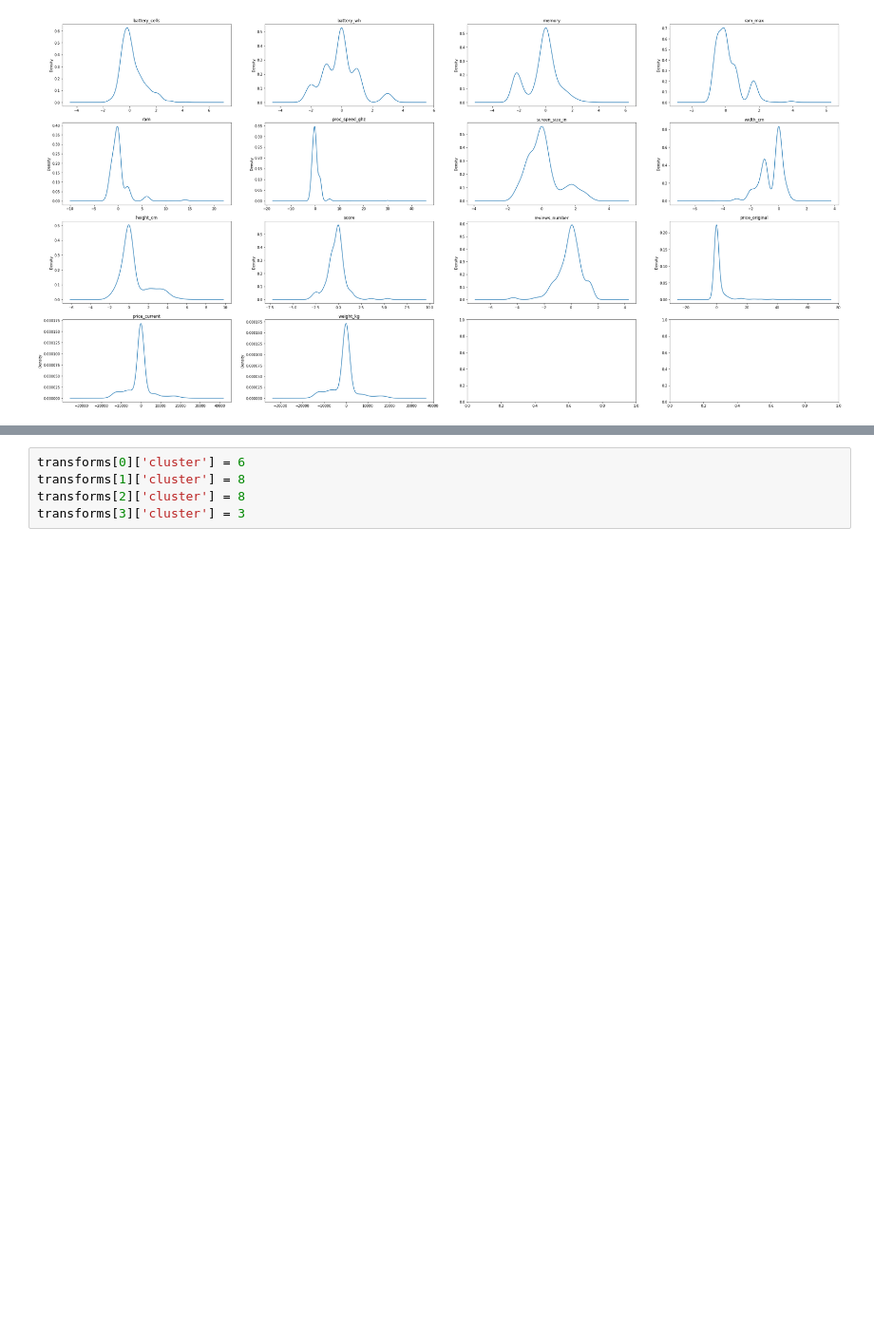
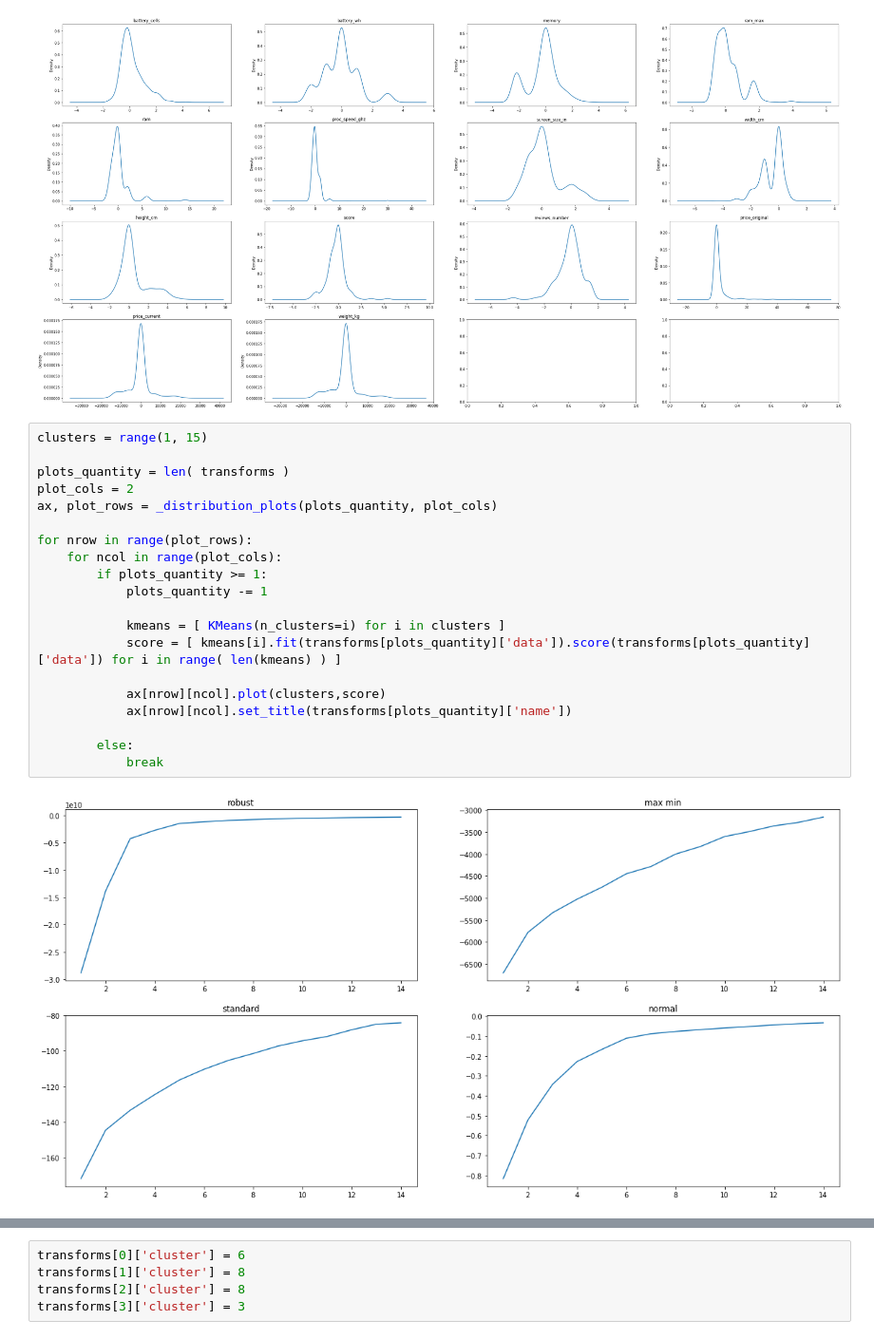
Before and after one commit to AlanIsaacV/Data-Science, a Jupyter notebook: Transform/scaling.ipynb, the cells around one changed output, grey strips where cells are left out. Shown at 95% size. Cells and saved outputs as stored; diff of their text form; blank space fills up the shorter version.

```diff
--- a/Transform/scaling.ipynb
+++ b/Transform/scaling.ipynb
@@ -147,4 +147,26 @@ for transform in transforms:
 [figure]
 [figure]
 [figure]
+# %%
+clusters = range(1, 15)
+
+plots_quantity = len( transforms )
+plot_cols = 2
+ax, plot_rows = _distribution_plots(plots_quantity, plot_cols)
+
+for nrow in range(plot_rows):
+    for ncol in range(plot_cols):
+        if plots_quantity >= 1:
+            plots_quantity -= 1
+
+            kmeans = [ KMeans(n_clusters=i) for i in clusters ]
+            score = [ kmeans[i].fit(transforms[plots_quantity]['data']).score(transforms[plots_quantity]['data']) for i in range( len(kmeans) ) ]
+
+            ax[nrow][ncol].plot(clusters,score)
+            ax[nrow][ncol].set_title(transforms[plots_quantity]['name'])
+
+        else:
+            break
+# %% [output]
+[figure, added]
 # %%
```
Also changed, not shown: parts of 4 cells of this notebook.
